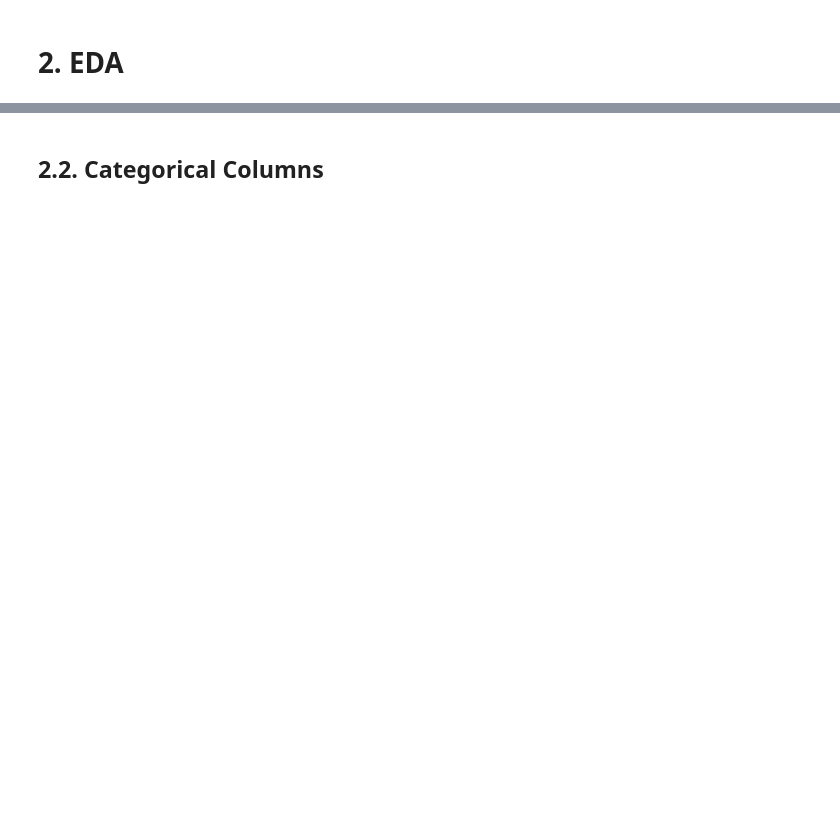
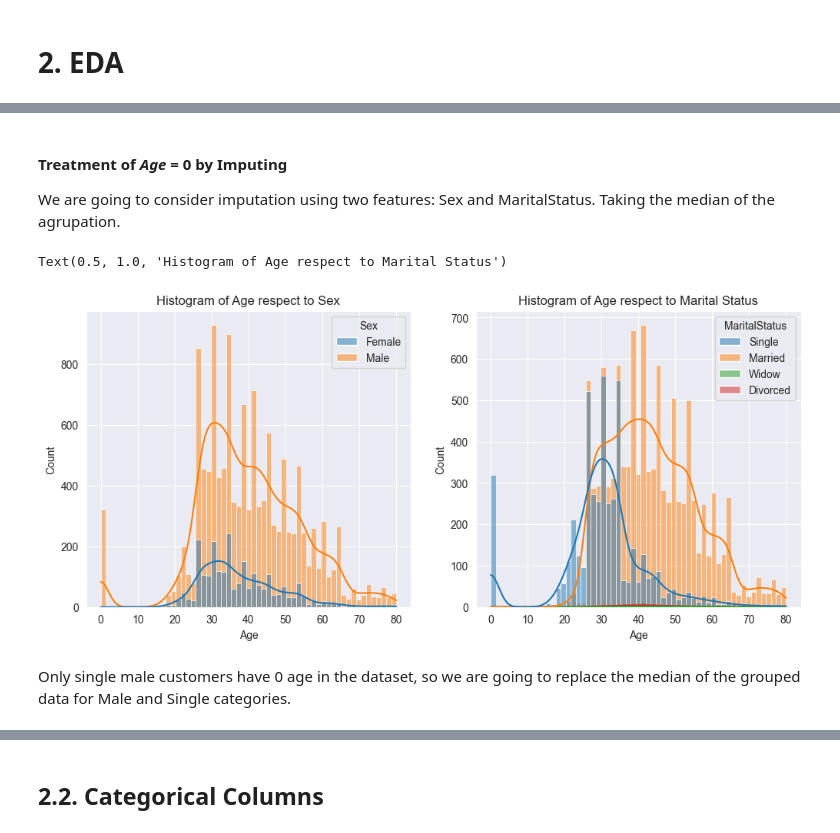
Before and after one commit to aburgosn-ds/ML_claim_fraud_detection, a Jupyter notebook: notebook.ipynb, the cells around one changed output, grey strips where cells are left out. Drawn from its saved outputs; the diff is of its cells as text; code cells hidden in the pictures; blank space fills up the shorter version.

```diff
--- a/notebook.ipynb
+++ b/notebook.ipynb
@@ -110,0 +197,17 @@ df.describe()
+# %% [markdown]
+#### Treatment of *Age* = 0 by Imputing
+
+We are going to consider imputation using two features: Sex and MaritalStatus. Taking the median of the agrupation.
+# %%
+fig, ax  = plt.subplots(1,2, figsize=(12,5))
+
+sns.histplot(data=X_df, x='Age', hue='Sex', ax=ax[0], kde=True)
+ax[0].set_title("Histogram of Age respect to Sex")
+
+sns.histplot(data=X_df, x='Age', hue='MaritalStatus', ax=ax[1], kde=True)
+ax[1].set_title("Histogram of Age respect to Marital Status")
+# %% [output]
+Text(0.5, 1.0, 'Histogram of Age respect to Marital Status')
+[figure, added]
+# %% [markdown]
+Only single male customers have 0 age in the dataset, so we are going to replace the median of the grouped data for Male and Single categories.
```
Also changed, not shown: parts of 43 cells of this notebook.
